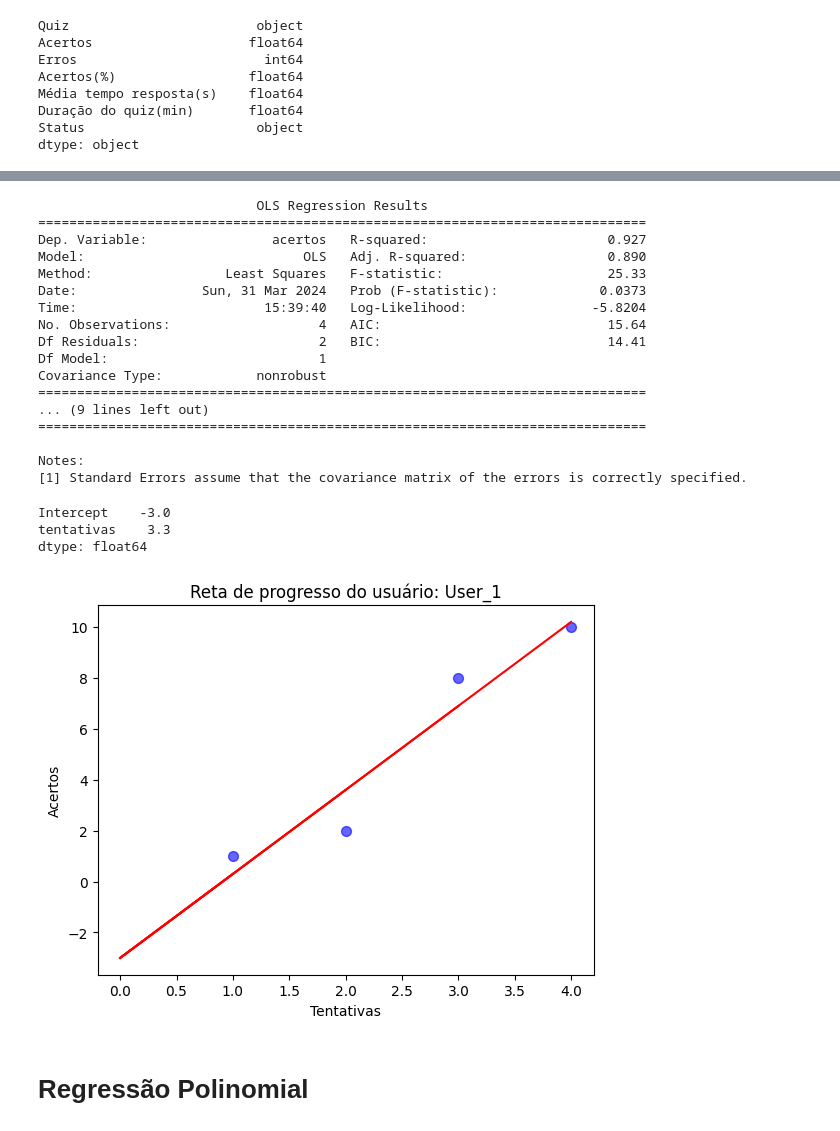
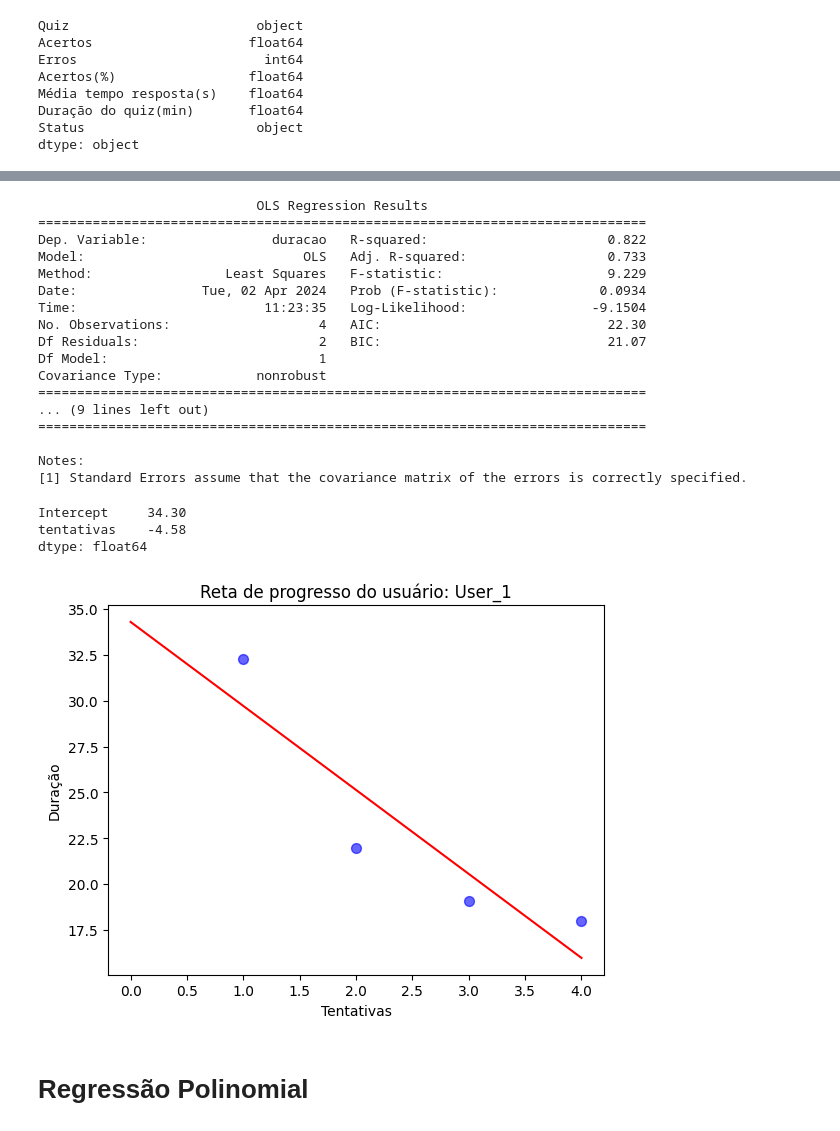
Before and after one commit to Gustavo-b017/challenger-SijiA, a Jupyter notebook: SPRINT_MATEMÁTICA/regressao_user.ipynb, the cells around one changed output, grey strips where cells are left out. Saved outputs shown, nothing was run; the diff lists cells and outputs as text; code cells hidden in the pictures.

```diff
--- a/SPRINT_MATEMÁTICA/regressao_user.ipynb
+++ b/SPRINT_MATEMÁTICA/regressao_user.ipynb
@@ -45,14 +45,24 @@ dtype: object
 # %%
 # Tentativas realizadas pelo usuário
 tentativas = range(1,len(df)+1)
+
+# Média de tempo por questão
+duracao = df['Média tempo resposta(s)']
 
 # Numéro de acertos do usuário
 acertos = df['Acertos']
 
 # Construindo o gráfico com as tentativas e os acertos
-plt.scatter(tentativas, acertos)
+# plt.scatter(tentativas, acertos)
+# plt.title('PROGRESSO DO USUÁRIO')
+# plt.xlabel('Tentativas')
+# plt.ylabel('Acertos')
+# plt.show()
+
+# Construindo o gráfico com as tentativas e a média de tempo
+plt.scatter(tentativas, duracao)
 plt.title('PROGRESSO DO USUÁRIO')
 plt.xlabel('Tentativas')
-plt.ylabel('Acertos')
+plt.ylabel('Média tempo')
 plt.show()
 # %% [output]
@@ -77,19 +87,19 @@ import statsmodels.stats.api as sms
 # %%
 # Criação do modelo
 #               eixo    y            x
-regressao = smf.ols('acertos ~ tentativas', data = df).fit()
+regressao = smf.ols('duracao ~ tentativas', data = df).fit()
 # %%
 print(regressao.summary())
 # %% [output]
                             OLS Regression Results
 ==============================================================================
-Dep. Variable:                acertos   R-squared:                       0.927
-Model:                            OLS   Adj. R-squared:                  0.890
-Method:                 Least Squares   F-statistic:                     25.33
-Date:                Sun, 31 Mar 2024   Prob (F-statistic):             0.0373
-Time:                        15:39:40   Log-Likelihood:                -5.8204
-No. Observations:                   4   AIC:                             15.64
-Df Residuals:                       2   BIC:                             14.41
+Dep. Variable:                duracao   R-squared:                       0.822
+Model:                            OLS   Adj. R-squared:                  0.733
+Method:                 Least Squares   F-statistic:                     9.229
+Date:                Tue, 02 Apr 2024   Prob (F-statistic):             0.0934
+Time:                        11:23:35   Log-Likelihood:                -9.1504
+No. Observations:                   4   AIC:                             22.30
+Df Residuals:                       2   BIC:                             21.07
 Df Model:                           1
 Covariance Type:            nonrobust
 ==============================================================================
@@ -101,19 +111,19 @@ Notes:
 # %%
 regressao.params
 # %% [output]
-Intercept    -3.0
-tentativas    3.3
+Intercept     34.30
+tentativas    -4.58
 dtype: float64
 # %%
-plt.scatter(y=acertos, x=tentativas, color='blue', s=50, alpha=0.6)
-X_plot = np.linspace(0, tentativas)
+plt.scatter(y=duracao, x=tentativas, color='blue', s=50, alpha=0.6)
+X_plot = np.linspace(0, 4)
 plt.plot(X_plot, X_plot*regressao.params[1] + regressao.params[0], color='r')
 plt.title('Reta de progresso do usuário: User_1')
-plt.ylabel('Acertos')
+plt.ylabel('Duração')
 plt.xlabel('Tentativas')
 plt.show()
 # %% [output]
-[figure, old version]
+[figure, new version]
 # %% [markdown]
 # Regressão Polinomial
 # %%
```
Also changed, not shown: parts of 7 cells of this notebook, 1 other file.
